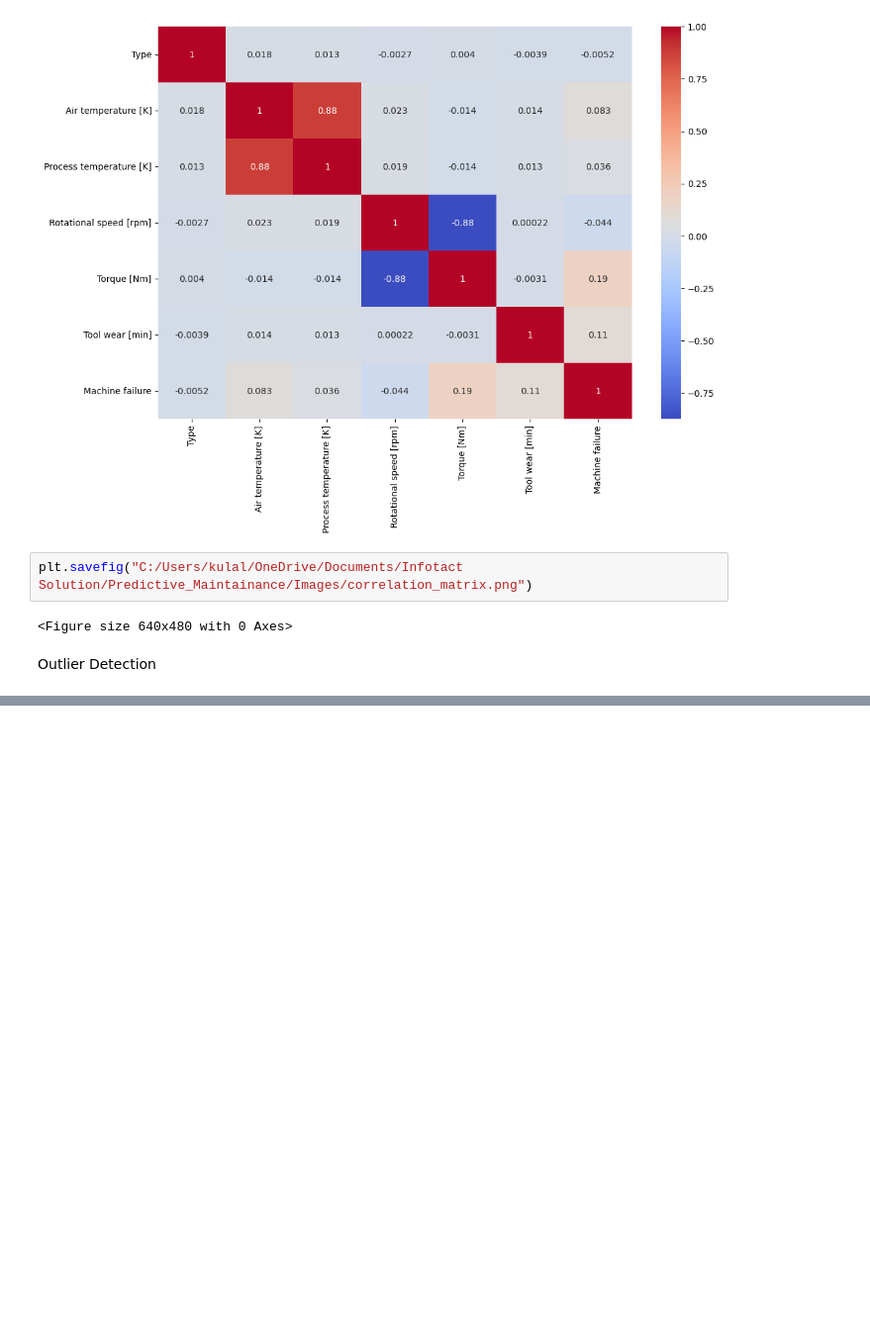
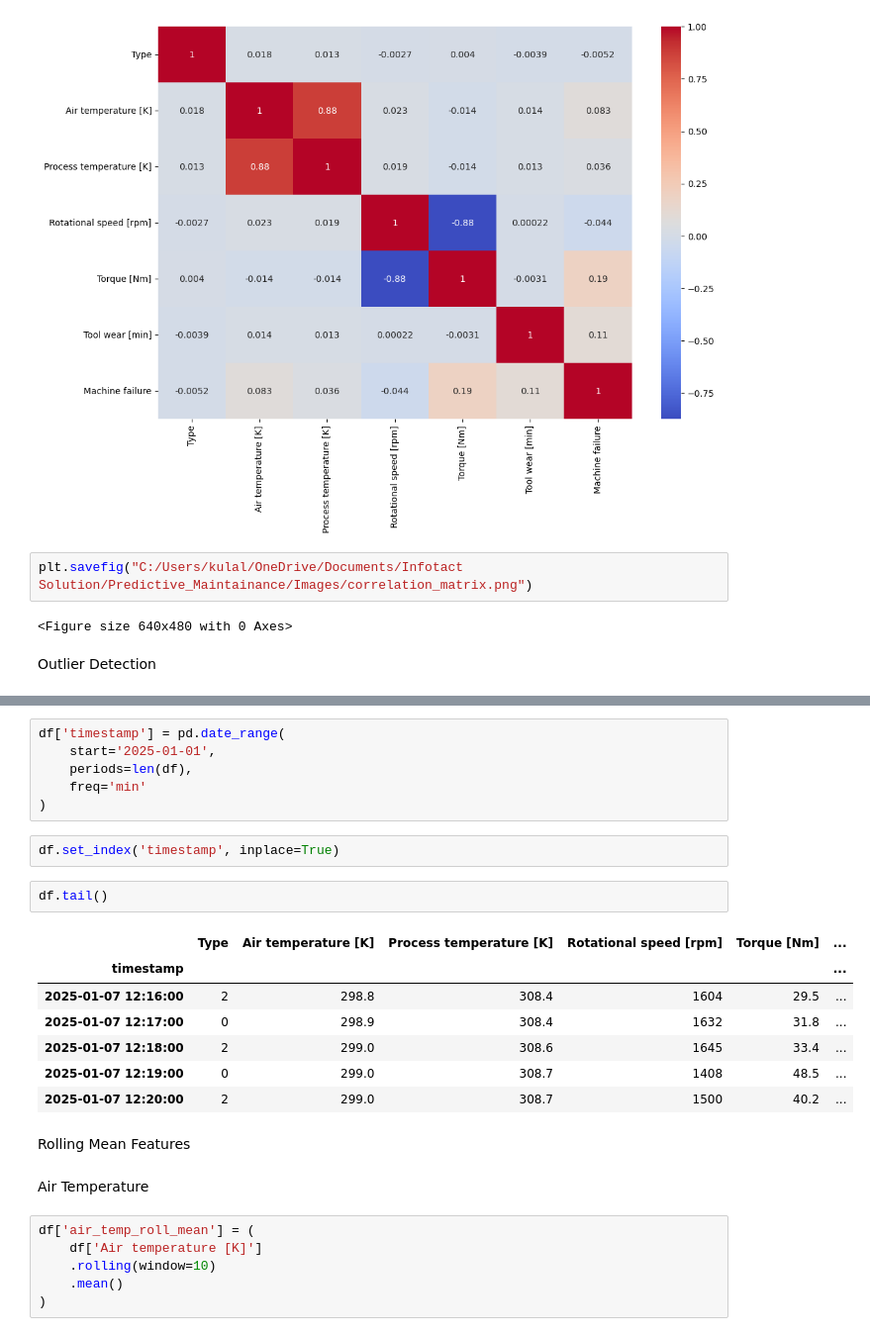
Before and after one commit to sankethkulal/Predictive_Maintainance, a Jupyter notebook: Notebooks/Notebook.ipynb, the cells around one changed output, grey strips where cells are left out. Shown at 99% size. Cells and saved outputs as stored; diff of their text form; blank space fills up the shorter version.

```diff
--- a/Notebooks/Notebook.ipynb
+++ b/Notebooks/Notebook.ipynb
@@ -192,0 +245,28 @@ for col in cols:
+# %%
+df['timestamp'] = pd.date_range(
+    start='2025-01-01',
+    periods=len(df),
+    freq='min'
+)
+# %%
+df.set_index('timestamp', inplace=True)
+# %%
+df.tail()
+# %% [output]
+|  | Type | Air temperature [K] | Process temperature [K] | Rotational speed [rpm] | Torque [Nm] | ... |
+| timestamp |  |  |  |  |  | ... |
+| 2025-01-07 12:16:00 | 2 | 298.8 | 308.4 | 1604 | 29.5 | ... |
+| 2025-01-07 12:17:00 | 0 | 298.9 | 308.4 | 1632 | 31.8 | ... |
+| 2025-01-07 12:18:00 | 2 | 299.0 | 308.6 | 1645 | 33.4 | ... |
+| 2025-01-07 12:19:00 | 0 | 299.0 | 308.7 | 1408 | 48.5 | ... |
+| 2025-01-07 12:20:00 | 2 | 299.0 | 308.7 | 1500 | 40.2 | ... |
+# %% [markdown]
+Rolling Mean Features
+# %% [markdown]
+Air Temperature
+# %%
+df['air_temp_roll_mean'] = (
+    df['Air temperature [K]']
+    .rolling(window=10)
+    .mean()
+)
```
Also changed, not shown: parts of 5 cells of this notebook, 3 other files.
